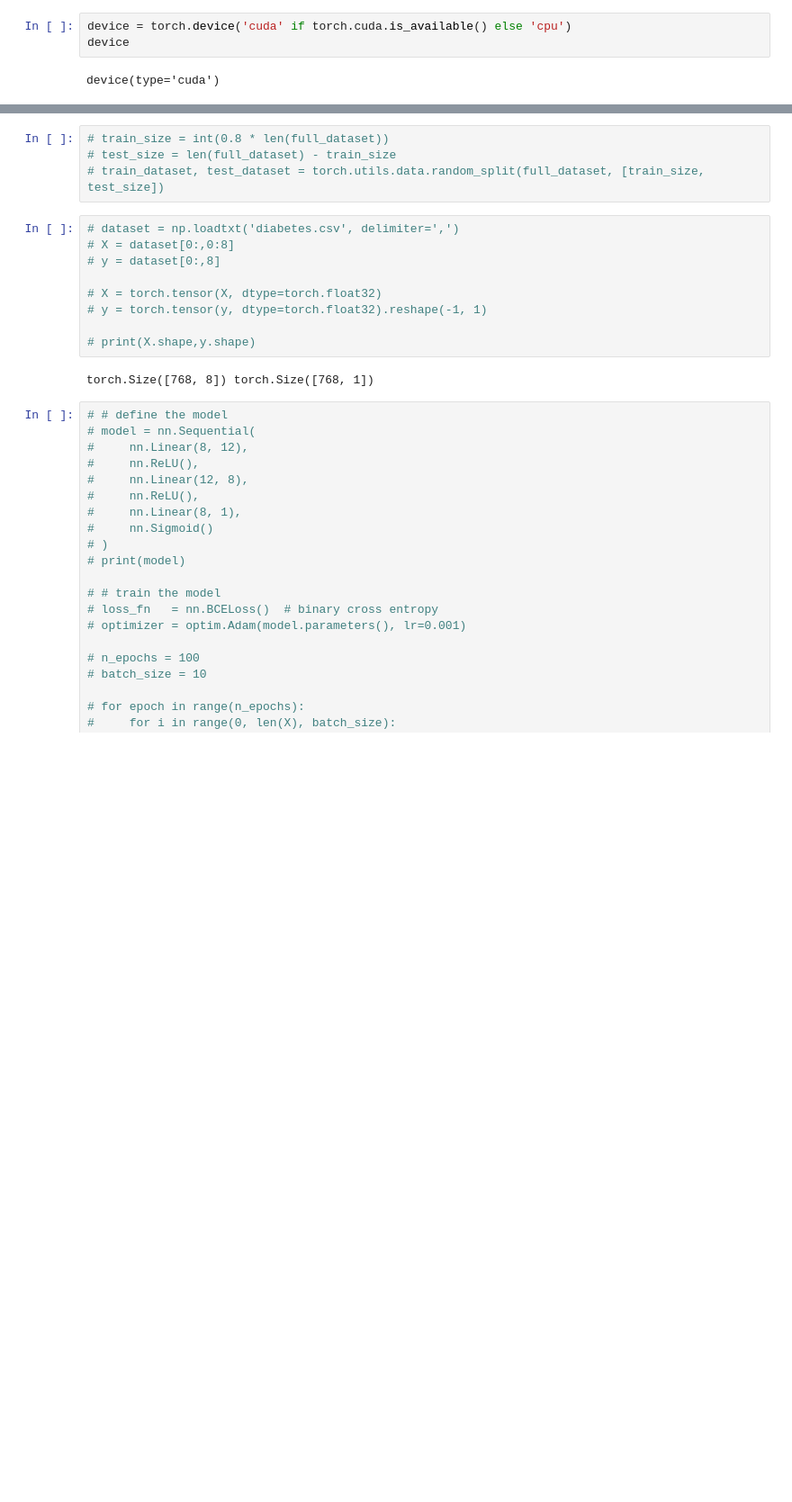
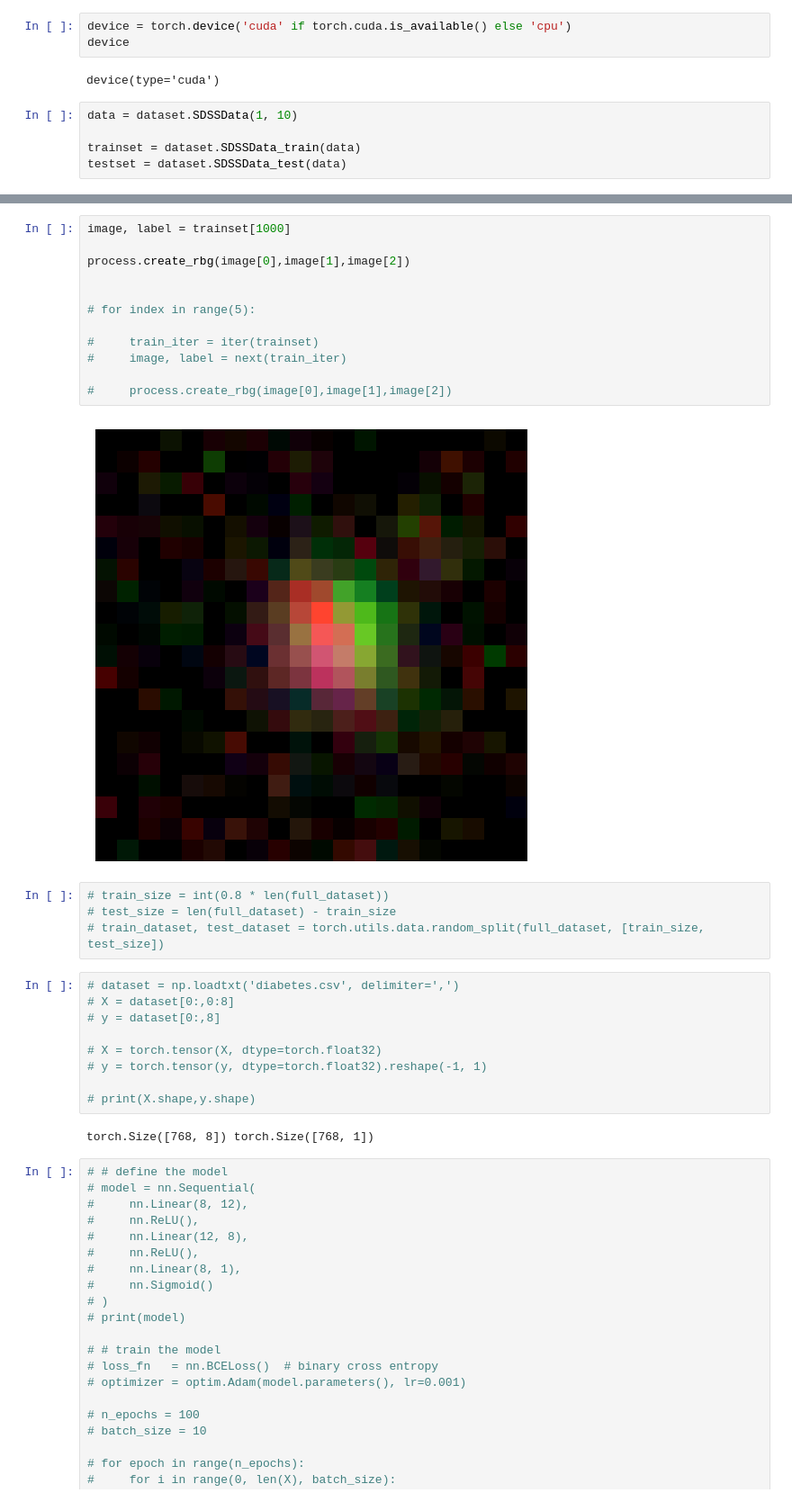
Before and after one commit to pdcnguyen/Astro-ML-project, a Jupyter notebook: process.ipynb, the cells around one changed output, grey strips where cells are left out. Shown at 90% size. Saved outputs shown, nothing was run; the diff lists cells and outputs as text; blank space fills up the shorter version.

```diff
--- a/process.ipynb
+++ b/process.ipynb
@@ -18,3 +20,8 @@ device = torch.device('cuda' if torch.cuda.is_available() else 'cpu')
 device
 # %% [output]
 device(type='cuda')
+# %%
+data = dataset.SDSSData(1, 10)
+
+trainset = dataset.SDSSData_train(data)
+testset = dataset.SDSSData_test(data)
@@ -21,3 +31,17 @@ device(type='cuda')
+# %%
+image, label = trainset[1000]
+
+process.create_rbg(image[0],image[1],image[2])
+
+
+# for index in range(5):
+
+#     train_iter = iter(trainset)
+#     image, label = next(train_iter)
+
+#     process.create_rbg(image[0],image[1],image[2])
+# %% [output]
+[figure, added]
 # %%
 # train_size = int(0.8 * len(full_dataset))
 # test_size = len(full_dataset) - train_size
```
Also changed, not shown: parts of 2 cells of this notebook, 7 other files.
